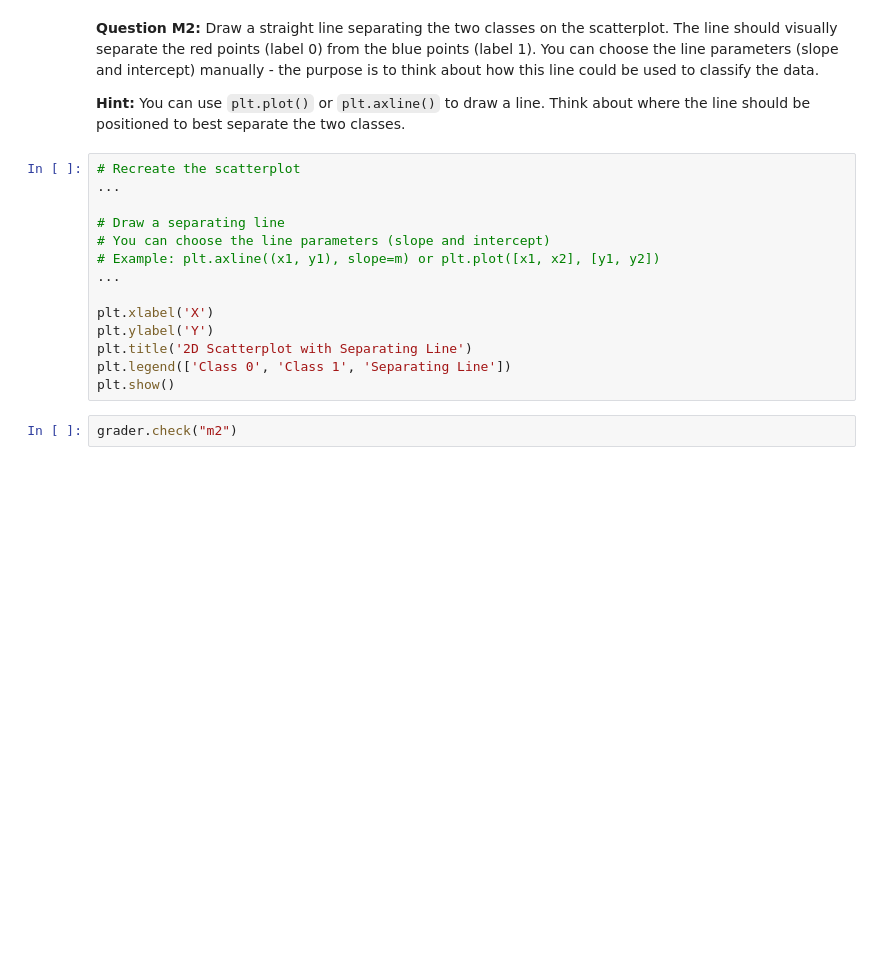
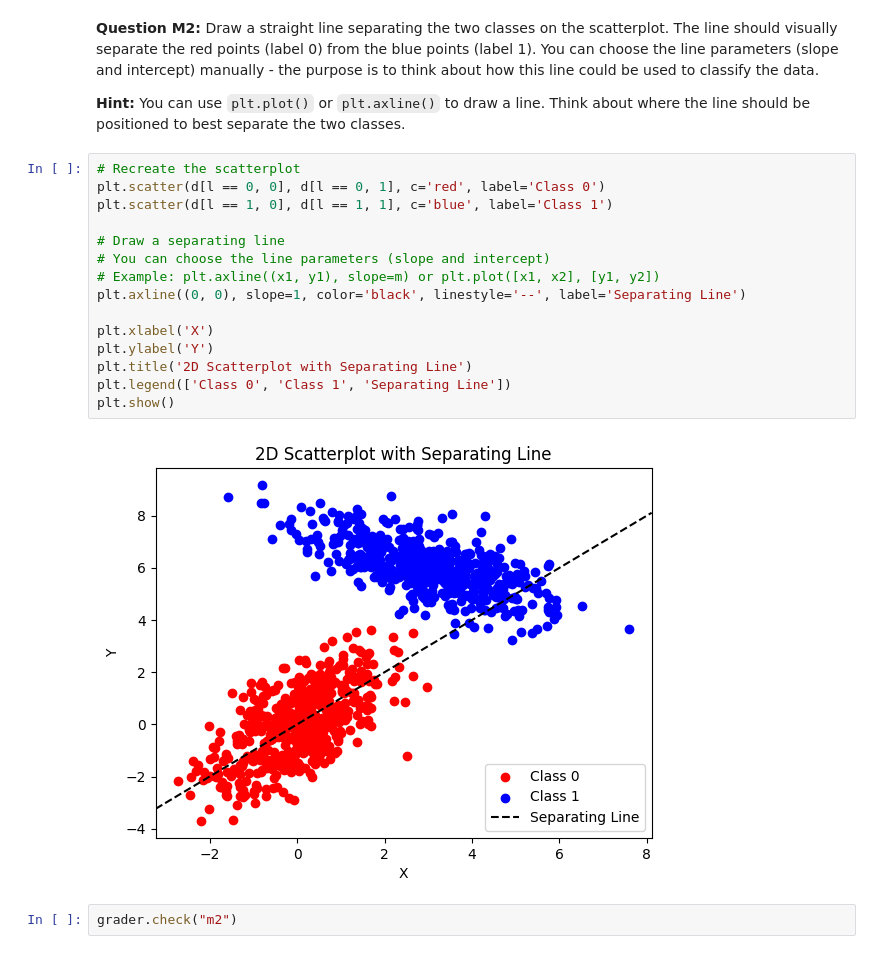
Before and after one commit to anthonybyamugisha/data_exporatory_analysis-with-UG-CPI-data, a Jupyter notebook: DSA_2026_Entry.ipynb, the cells around one changed output. Drawn from its saved outputs; the diff is of its cells as text; blank space fills up the shorter version.

```diff
--- a/DSA_2026_Entry.ipynb
+++ b/DSA_2026_Entry.ipynb
@@ -223,18 +321,21 @@ grader.check("m1")
 **Hint:** You can use `plt.plot()` or `plt.axline()` to draw a line. Think about where the line should be positioned to best separate the two classes.
 # %%
 # Recreate the scatterplot
-...
+plt.scatter(d[l == 0, 0], d[l == 0, 1], c='red', label='Class 0')
+plt.scatter(d[l == 1, 0], d[l == 1, 1], c='blue', label='Class 1')
 
 # Draw a separating line
 # You can choose the line parameters (slope and intercept)
 # Example: plt.axline((x1, y1), slope=m) or plt.plot([x1, x2], [y1, y2])
-...
+plt.axline((0, 0), slope=1, color='black', linestyle='--', label='Separating Line')
 
 plt.xlabel('X')
 plt.ylabel('Y')
 plt.title('2D Scatterplot with Separating Line')
 plt.legend(['Class 0', 'Class 1', 'Separating Line'])
 plt.show()
+# %% [output]
+[figure, added]
 # %%
 grader.check("m2")
 # %% [markdown]
```
Also changed, not shown: parts of 14 cells of this notebook.
